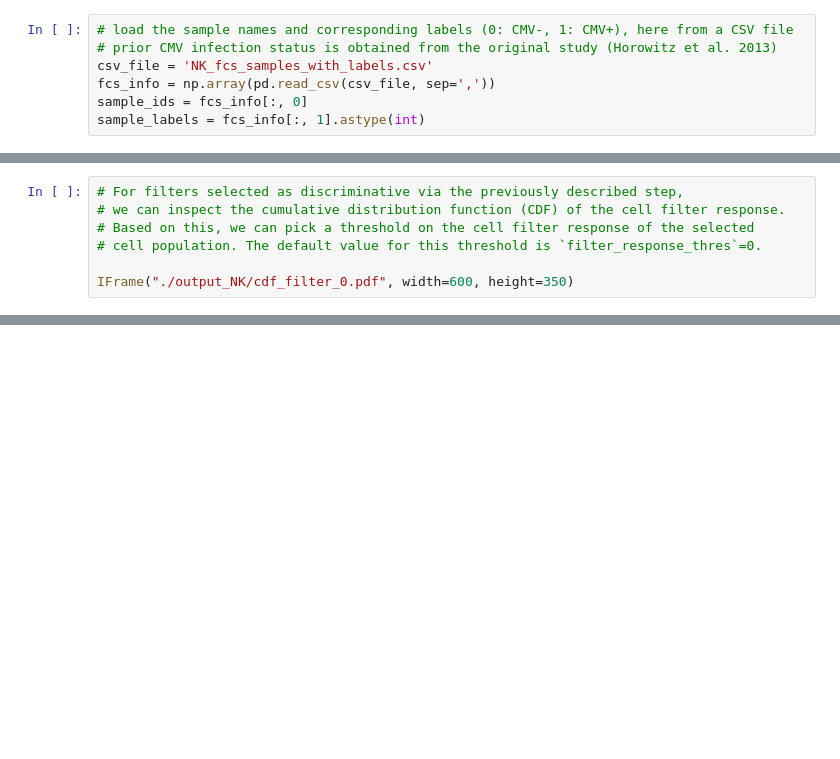
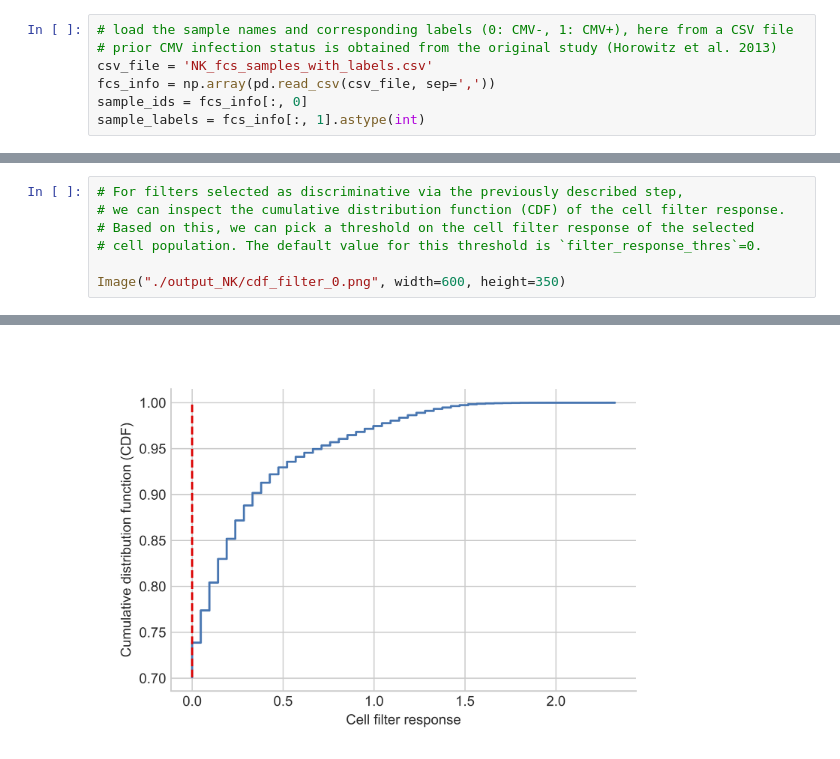
Before and after one commit to eiriniar/CellCnn, a Jupyter notebook: cellCnn/examples/NK_cell.ipynb, the cells around one changed output, grey strips where cells are left out. Cells and saved outputs as stored; diff of their text form; blank space fills up the shorter version.

```diff
--- a/cellCnn/examples/NK_cell.ipynb
+++ b/cellCnn/examples/NK_cell.ipynb
@@ -208,5 +212,5 @@ IFrame("./output_NK/filter_response_differences.pdf", width=600, height=350)
 # Based on this, we can pick a threshold on the cell filter response of the selected
 # cell population. The default value for this threshold is `filter_response_thres`=0.
 
-IFrame("./output_NK/cdf_filter_0.pdf", width=600, height=350)
+Image("./output_NK/cdf_filter_0.png", width=600, height=350)
 # %% [output]
@@ -213,0 +217 @@ IFrame("./output_NK/cdf_filter_0.pdf", width=600, height=350)
+[figure, added]
```
Also changed, not shown: parts of 17 cells of this notebook, 1 other file.
